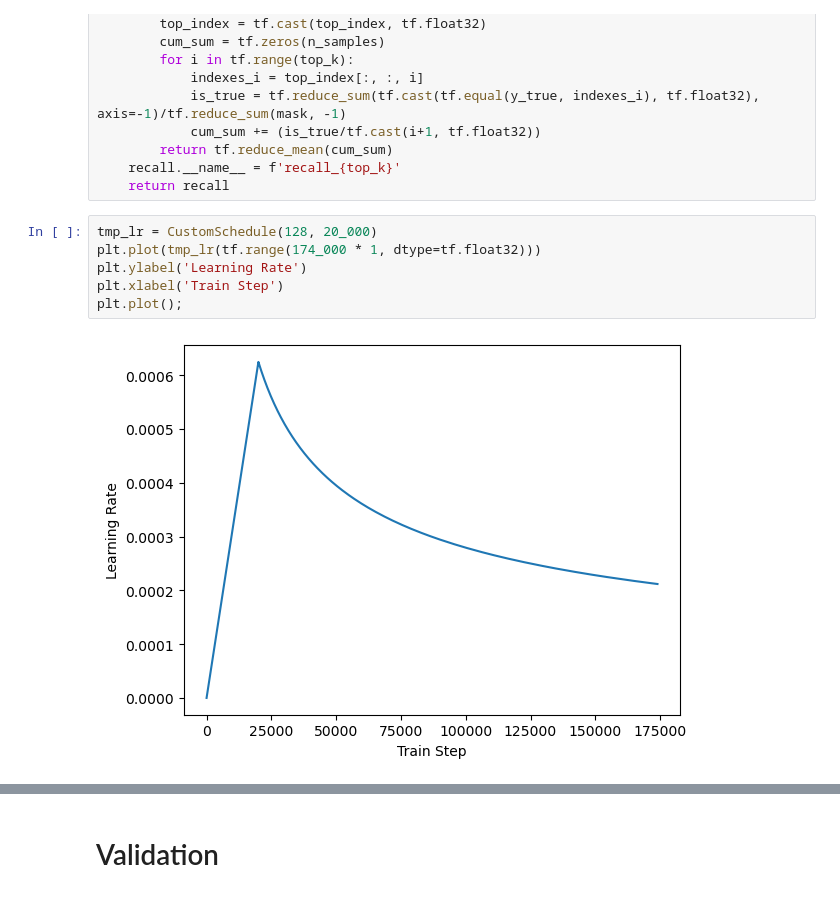
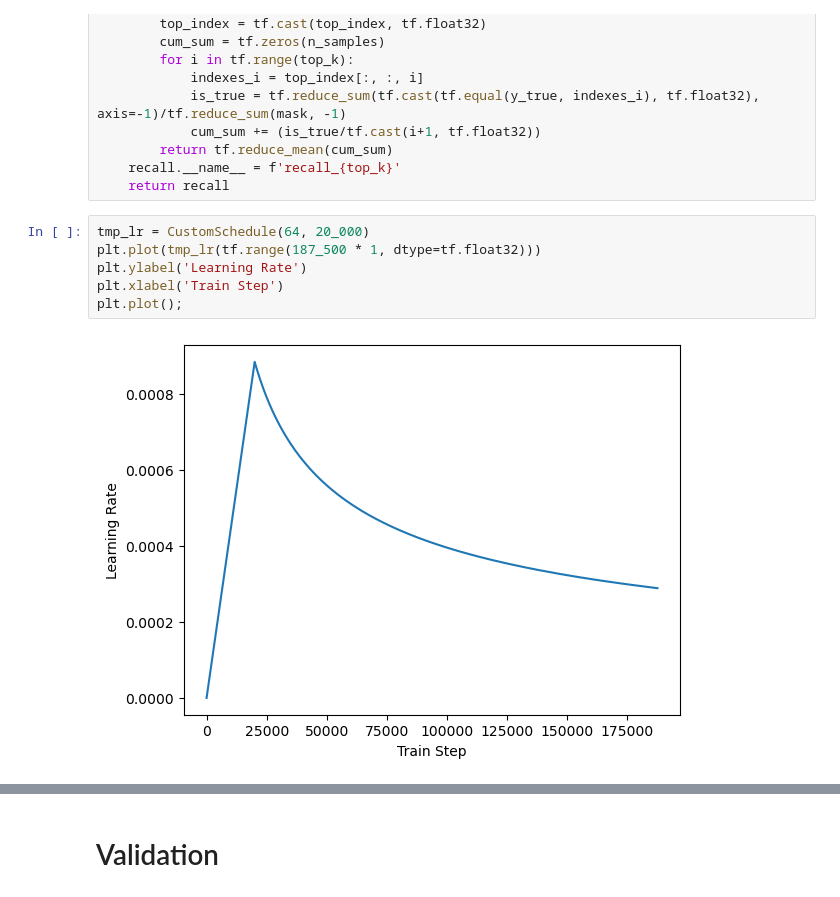
Before and after one commit to EnricRovira/025_Kaggle-OTTO-Recsys-2022, a Jupyter notebook: 1_Scripts/1_Model_v0.2.ipynb, the cells around one changed output, grey strips where cells are left out. Saved outputs shown, nothing was run; the diff lists cells and outputs as text.

```diff
--- a/1_Scripts/1_Model_v0.2.ipynb
+++ b/1_Scripts/1_Model_v0.2.ipynb
@@ -497,12 +502,12 @@ def recall_top_k(top_k=1):
     recall.__name__ = f'recall_{top_k}'
     return recall
 # %%
-tmp_lr = CustomSchedule(128, 20_000)
-plt.plot(tmp_lr(tf.range(174_000 * 1, dtype=tf.float32)))
+tmp_lr = CustomSchedule(64, 20_000)
+plt.plot(tmp_lr(tf.range(187_500 * 1, dtype=tf.float32)))
 plt.ylabel('Learning Rate')
 plt.xlabel('Train Step')
 plt.plot();
 # %% [output]
-[figure, old version]
+[figure, new version]
 # %%
 class BERT4REC_CONFIG:
```
Also changed, not shown: parts of 4 cells of this notebook.
